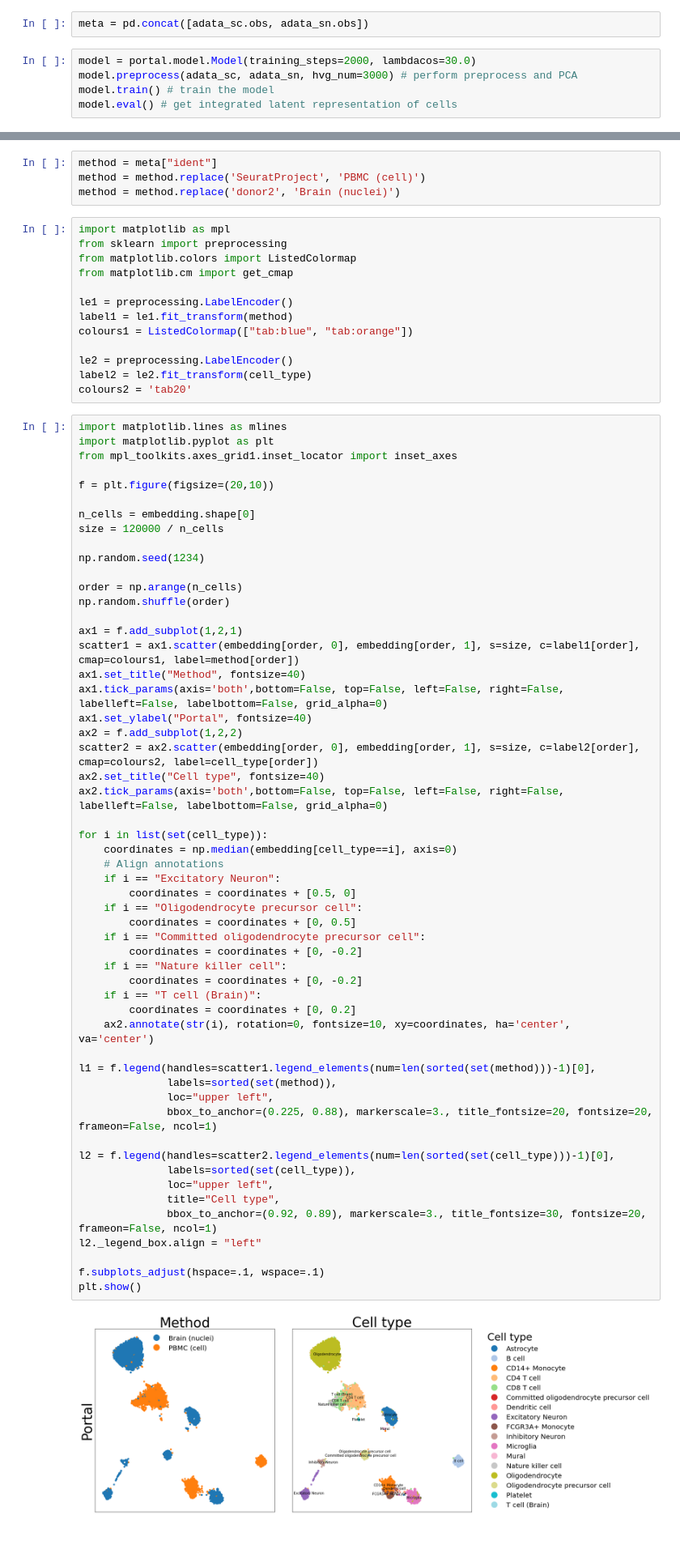
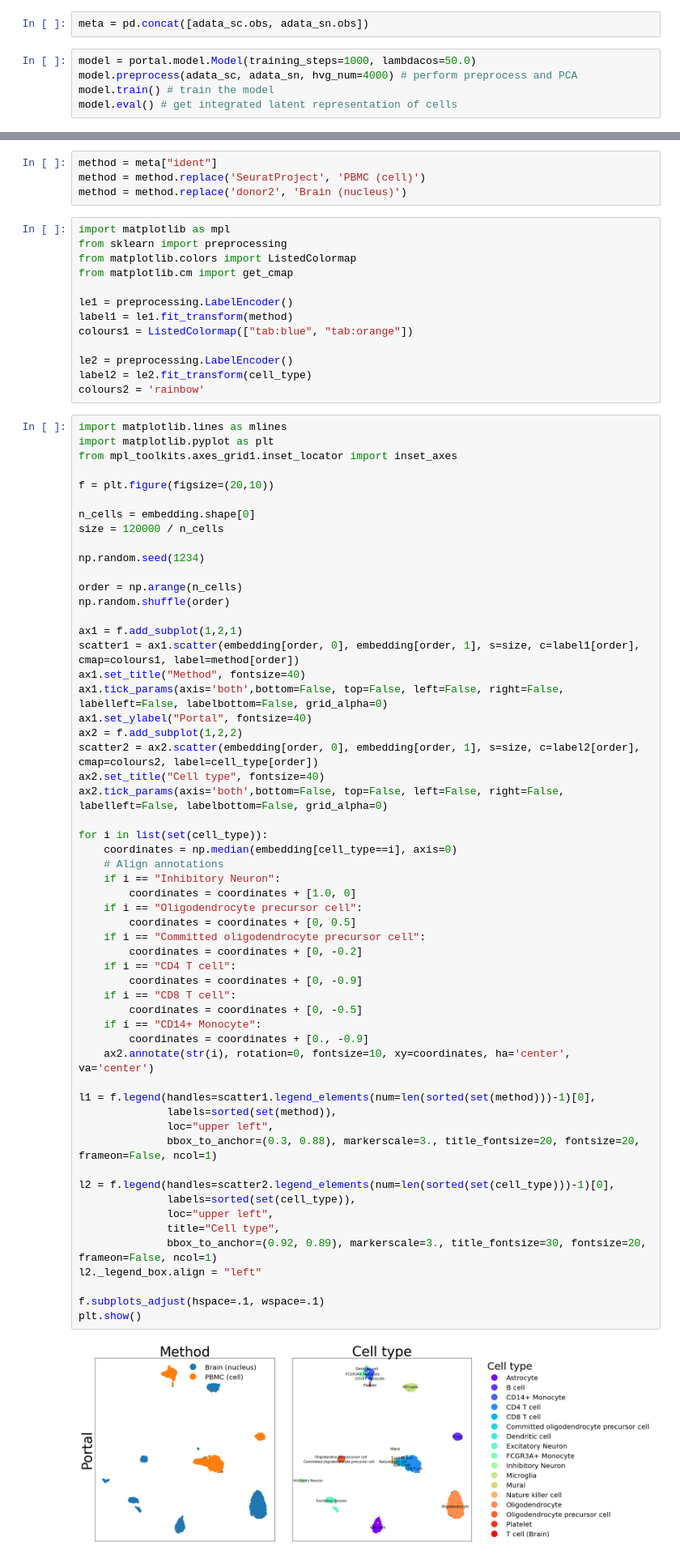
Before and after one commit to jiazhao97/Portal-reproducibility, a Jupyter notebook: Reproduce-BloodCell-BrainNuclei.ipynb, the cells around one changed output, grey strips where cells are left out. Shown: that part at 81% size. Drawn from its saved outputs; the diff is of its cells as text.

```diff
--- a/Reproduce-BloodCell-BrainNuclei.ipynb
+++ b/Reproduce-BloodCell-BrainNuclei.ipynb
@@ -82,8 +82,8 @@ if not os.path.exists(result_path):
 # %%
 meta = pd.concat([adata_sc.obs, adata_sn.obs])
 # %%
-model = portal.model.Model(training_steps=2000, lambdacos=30.0)
-model.preprocess(adata_sc, adata_sn, hvg_num=3000) # perform preprocess and PCA
+model = portal.model.Model(training_steps=1000, lambdacos=50.0)
+model.preprocess(adata_sc, adata_sn, hvg_num=4000) # perform preprocess and PCA
 model.train() # train the model
 model.eval() # get integrated latent representation of cells
 # %% [output]
@@ -216,7 +211,7 @@ cell_type = cell_type.replace('Tcell', 'T cell (Brain)')
 # %%
 method = meta["ident"]
 method = method.replace('SeuratProject', 'PBMC (cell)')
-method = method.replace('donor2', 'Brain (nuclei)')
+method = method.replace('donor2', 'Brain (nucleus)')
 # %%
 import matplotlib as mpl
 from sklearn import preprocessing
@@ -229,7 +224,7 @@ colours1 = ListedColormap(["tab:blue", "tab:orange"])
 
 le2 = preprocessing.LabelEncoder()
 label2 = le2.fit_transform(cell_type)
-colours2 = 'tab20'
+colours2 = 'rainbow'
 # %%
 import matplotlib.lines as mlines
 import matplotlib.pyplot as plt
@@ -251,41 +246,43 @@ ax1.set_title("Method", fontsize=40)
 ax1.tick_params(axis='both',bottom=False, top=False, left=False, right=False, labelleft=False, labelbottom=False, grid_alpha=0)
 ax1.set_ylabel("Portal", fontsize=40)
 ax2 = f.add_subplot(1,2,2)
 scatter2 = ax2.scatter(embedding[order, 0], embedding[order, 1], s=size, c=label2[order], cmap=colours2, label=cell_type[order])
 ax2.set_title("Cell type", fontsize=40)
 ax2.tick_params(axis='both',bottom=False, top=False, left=False, right=False, labelleft=False, labelbottom=False, grid_alpha=0)
 
 for i in list(set(cell_type)):
     coordinates = np.median(embedding[cell_type==i], axis=0)
     # Align annotations
-    if i == "Excitatory Neuron":
-        coordinates = coordinates + [0.5, 0]
+    if i == "Inhibitory Neuron":
+        coordinates = coordinates + [1.0, 0]
     if i == "Oligodendrocyte precursor cell":
         coordinates = coordinates + [0, 0.5]
     if i == "Committed oligodendrocyte precursor cell":
         coordinates = coordinates + [0, -0.2]
-    if i == "Nature killer cell":
-        coordinates = coordinates + [0, -0.2]
-    if i == "T cell (Brain)":
-        coordinates = coordinates + [0, 0.2]
+    if i == "CD4 T cell":
+        coordinates = coordinates + [0, -0.9]
+    if i == "CD8 T cell":
+        coordinates = coordinates + [0, -0.5]
+    if i == "CD14+ Monocyte":
+        coordinates = coordinates + [0., -0.9]
     ax2.annotate(str(i), rotation=0, fontsize=10, xy=coordinates, ha='center', va='center')
 
 l1 = f.legend(handles=scatter1.legend_elements(num=len(sorted(set(method)))-1)[0],
               labels=sorted(set(method)),
               loc="upper left",
-              bbox_to_anchor=(0.225, 0.88), markerscale=3., title_fontsize=20, fontsize=20, frameon=False, ncol=1)
+              bbox_to_anchor=(0.3, 0.88), markerscale=3., title_fontsize=20, fontsize=20, frameon=False, ncol=1)
 
 l2 = f.legend(handles=scatter2.legend_elements(num=len(sorted(set(cell_type)))-1)[0],
               labels=sorted(set(cell_type)),
               loc="upper left",
               title="Cell type",
               bbox_to_anchor=(0.92, 0.89), markerscale=3., title_fontsize=30, fontsize=20, frameon=False, ncol=1)
 l2._legend_box.align = "left"
 
 f.subplots_adjust(hspace=.1, wspace=.1)
 plt.show()
 # %% [output]
-[figure, old version]
+[figure, new version]
 # %% [markdown]
 # Example 2
 # %%
```
Also changed, not shown: parts of 6 cells of this notebook, 1 other file.
